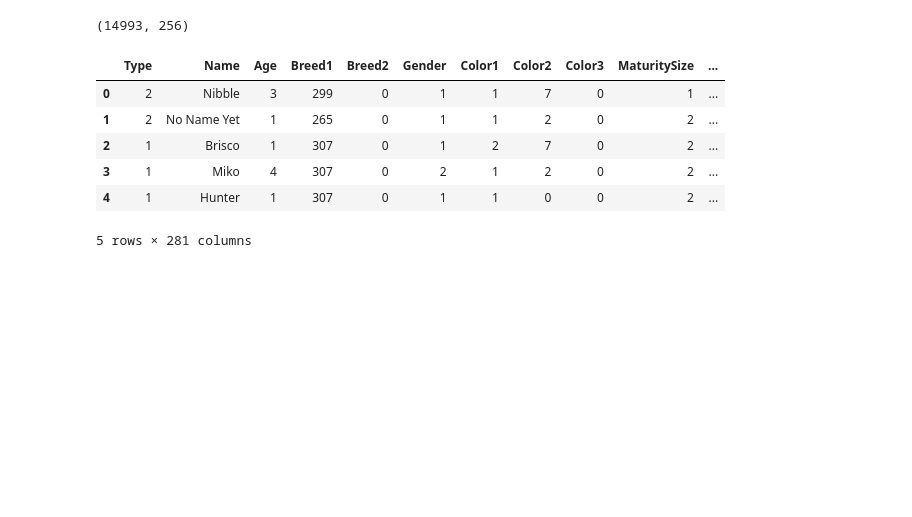
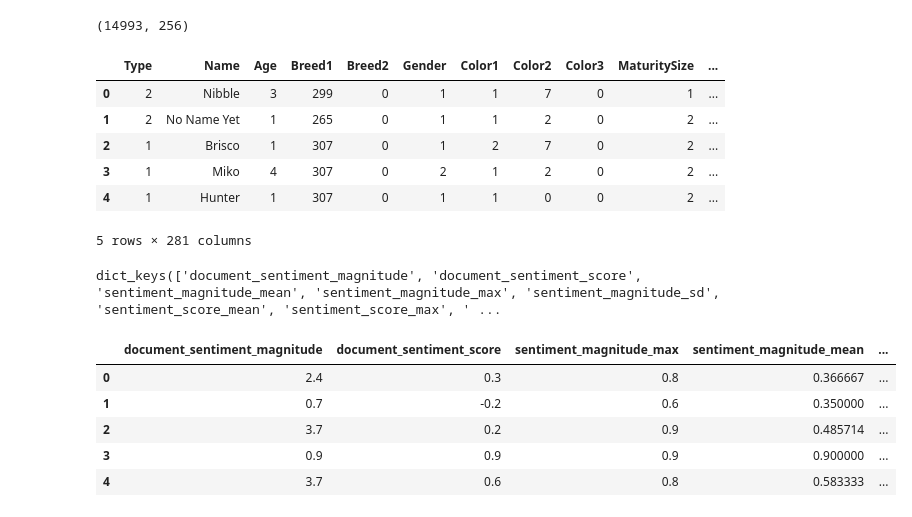
Before and after one commit to kiendang/petfinder, a Jupyter notebook: src/master.ipynb, the cells around one changed output. Drawn from its saved outputs; the diff is of its cells as text; code cells hidden in the pictures; blank space fills up the shorter version.

Commit message:
Add sentiment features

```diff
--- a/src/master.ipynb
+++ b/src/master.ipynb
@@ -133,0 +142,56 @@ image_feature_columns = [col for col in df if col.startswith('img_feature_')]
+# %%
+prototype = {
+    'document_sentiment_magnitude': 0,
+    'document_sentiment_score': 0,
+    'sentiment_magnitude_mean': 0,
+    'sentiment_magnitude_max': 0,
+    'sentiment_magnitude_sd': 0,
+    'sentiment_score_mean': 0,
+    'sentiment_score_max': 0,
+    'sentiment_score_sd': 0,
+}
+# %%
+sentiment_features = prototype.keys()
+sentiment_features
+# %% [output]
+dict_keys(['document_sentiment_magnitude', 'document_sentiment_score', 'sentiment_magnitude_mean', 'sentiment_magnitude_max', 'sentiment_magnitude_sd', 'sentiment_score_mean', 'sentiment_score_max', ' ...
+# %%
+def sentiment(path, placeholder=None):
+    placeholder = prototype.copy() if placeholder is None else placeholder
+
+    try:
+        with open(path) as f:
+            content = json.load(f)
+    except FileNotFoundError:
+        return placeholder.copy()
+
+    scores = np.asarray(
+        [sentence['sentiment']['score'] for sentence in content['sentences']]
+    )
+    magnitudes = np.asarray(
+        [sentence['sentiment']['magnitude'] for sentence in content['sentences']]
+    )
+    result = {
+        'document_sentiment_magnitude': content['documentSentiment']['magnitude'],
+        'document_sentiment_score': content['documentSentiment']['score'],
+        'sentiment_magnitude_mean': magnitudes.mean(),
+        'sentiment_magnitude_max': magnitudes.max(),
+        'sentiment_magnitude_sd': magnitudes.std(),
+        'sentiment_score_mean': scores.mean(),
+        'sentiment_score_max': scores.max(),
+        'sentiment_score_sd': scores.std(),
+    }
+    return result
+# %%
+train_sentiment_paths = (sentiment_path(id) for id in df.PetID)
+sentiments = (sentiment(path) for path in train_sentiment_paths)
+# %%
+sentiment_df = pd.DataFrame(data=sentiments)
+sentiment_df.head()
+# %% [output]
+|  | document_sentiment_magnitude | document_sentiment_score | sentiment_magnitude_max | sentiment_magnitude_mean | ... |
+| 0 | 2.4 | 0.3 | 0.8 | 0.366667 | ... |
+| 1 | 0.7 | -0.2 | 0.6 | 0.350000 | ... |
+| 2 | 3.7 | 0.2 | 0.9 | 0.485714 | ... |
+| 3 | 0.9 | 0.9 | 0.9 | 0.900000 | ... |
+| 4 | 3.7 | 0.6 | 0.8 | 0.583333 | ... |
```
Also changed, not shown: parts of 24 cells of this notebook.
